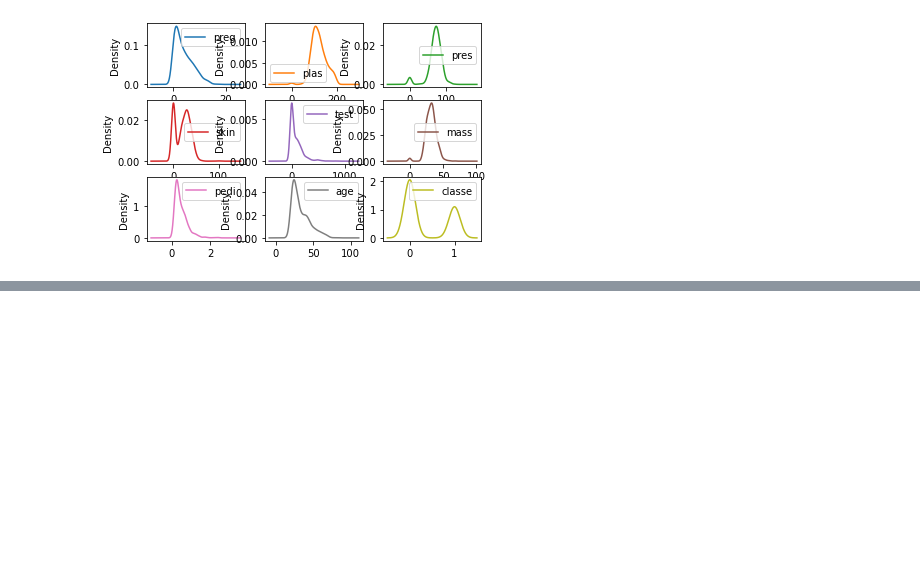
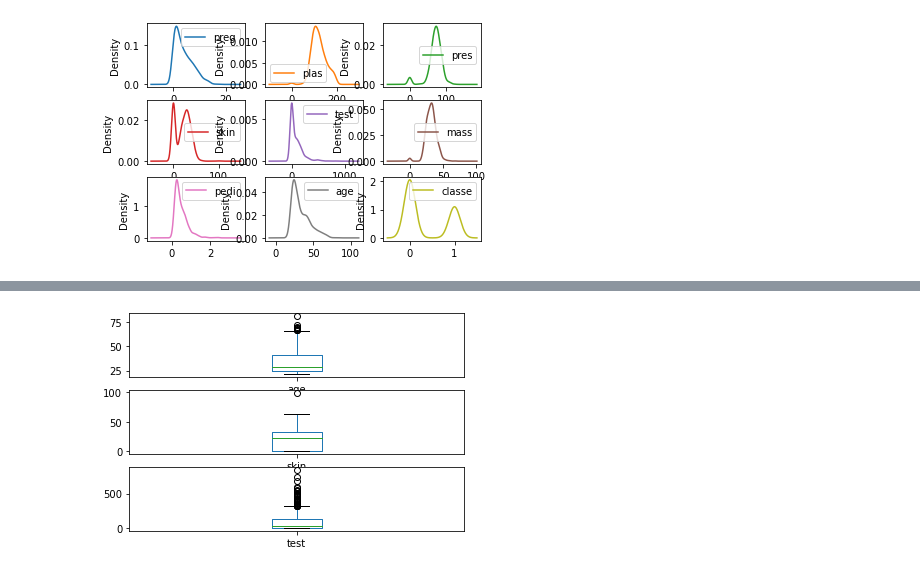
Before and after one commit to acnaweb/python-data-analysis, a Jupyter notebook: pandas_exp_matplotlib.ipynb, the cells around one changed output, grey strips where cells are left out. Drawn from its saved outputs; the diff is of its cells as text; code cells hidden in the pictures; blank space fills up the shorter version.

```diff
--- a/pandas_exp_matplotlib.ipynb
+++ b/pandas_exp_matplotlib.ipynb
@@ -17,0 +25,6 @@ plt.show()
+# %%
+# age, skin e test com box no limite a valores menores
+df[["age", "skin", "test"]].plot(kind = "box", layout = (3,1), subplots = True,  sharex = False)
+plt.show()
+# %% [output]
+[figure, added]
```
Also changed, not shown: parts of 4 cells of this notebook, 1 other file.
